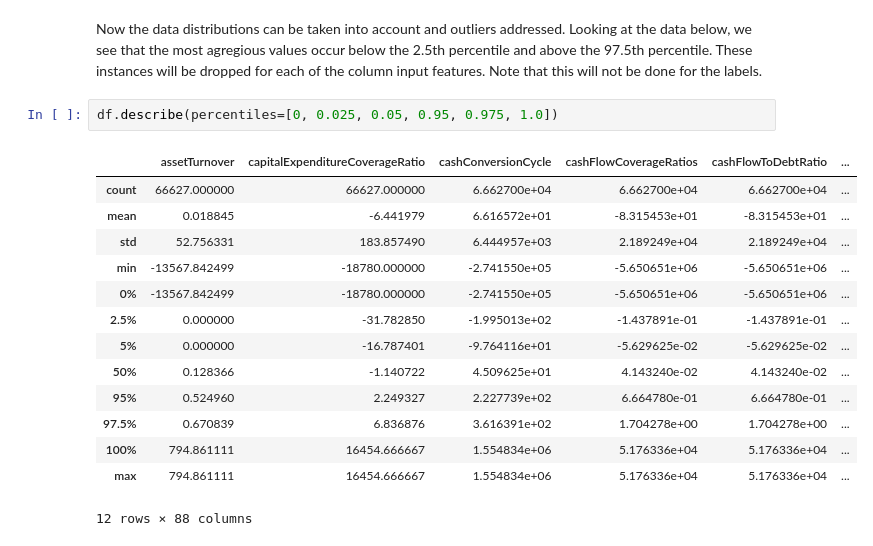
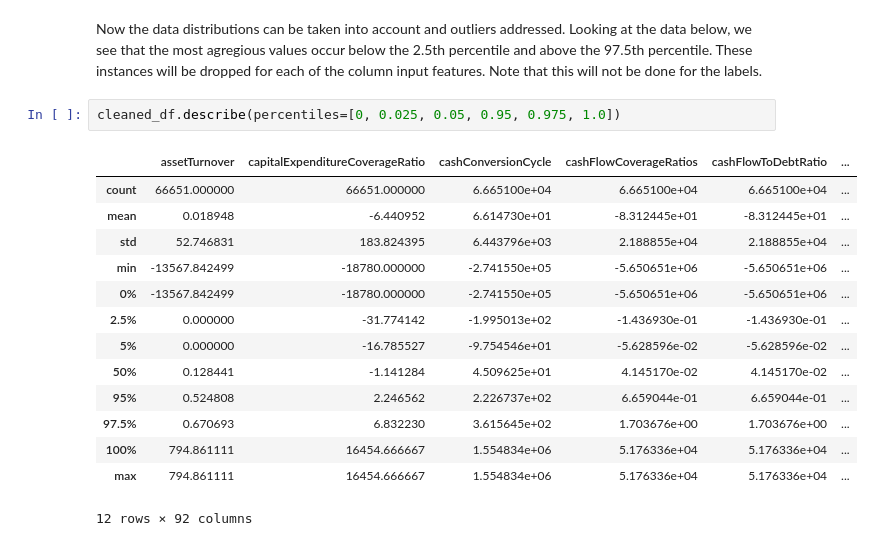
Before and after one commit to oldhiltonian/nyse-ml, a Jupyter notebook: nyse_ml/1_initial.ipynb, the cells around one changed output. Saved outputs shown, nothing was run; the diff lists cells and outputs as text.

```diff
--- a/nyse_ml/1_initial.ipynb
+++ b/nyse_ml/1_initial.ipynb
@@ -336,19 +336,19 @@ cleaned_df.to_parquet('NYSE_dataset_cleaned_with_outliers.parquet')
 # %% [markdown]
 Now the data distributions can be taken into account and outliers addressed. Looking at the data below, we see that the most agregious values occur below the 2.5th percentile and above the 97.5th percentile. These instances will be dropped for each of the column input features. Note that this will not be done for the labels.
 # %%
-df.describe(percentiles=[0, 0.025, 0.05, 0.95, 0.975, 1.0])
+cleaned_df.describe(percentiles=[0, 0.025, 0.05, 0.95, 0.975, 1.0])
 # %% [output]
 |  | assetTurnover | capitalExpenditureCoverageRatio | cashConversionCycle | cashFlowCoverageRatios | cashFlowToDebtRatio | ... |
-| count | 66627.000000 | 66627.000000 | 6.662700e+04 | 6.662700e+04 | 6.662700e+04 | ... |
-| mean | 0.018845 | -6.441979 | 6.616572e+01 | -8.315453e+01 | -8.315453e+01 | ... |
-| std | 52.756331 | 183.857490 | 6.444957e+03 | 2.189249e+04 | 2.189249e+04 | ... |
+| count | 66651.000000 | 66651.000000 | 6.665100e+04 | 6.665100e+04 | 6.665100e+04 | ... |
+| mean | 0.018948 | -6.440952 | 6.614730e+01 | -8.312445e+01 | -8.312445e+01 | ... |
+| std | 52.746831 | 183.824395 | 6.443796e+03 | 2.188855e+04 | 2.188855e+04 | ... |
 | min | -13567.842499 | -18780.000000 | -2.741550e+05 | -5.650651e+06 | -5.650651e+06 | ... |
 | 0% | -13567.842499 | -18780.000000 | -2.741550e+05 | -5.650651e+06 | -5.650651e+06 | ... |
-| 2.5% | 0.000000 | -31.782850 | -1.995013e+02 | -1.437891e-01 | -1.437891e-01 | ... |
-| 5% | 0.000000 | -16.787401 | -9.764116e+01 | -5.629625e-02 | -5.629625e-02 | ... |
-| 50% | 0.128366 | -1.140722 | 4.509625e+01 | 4.143240e-02 | 4.143240e-02 | ... |
-| 95% | 0.524960 | 2.249327 | 2.227739e+02 | 6.664780e-01 | 6.664780e-01 | ... |
-| 97.5% | 0.670839 | 6.836876 | 3.616391e+02 | 1.704278e+00 | 1.704278e+00 | ... |
+| 2.5% | 0.000000 | -31.774142 | -1.995013e+02 | -1.436930e-01 | -1.436930e-01 | ... |
+| 5% | 0.000000 | -16.785527 | -9.754546e+01 | -5.628596e-02 | -5.628596e-02 | ... |
+| 50% | 0.128441 | -1.141284 | 4.509625e+01 | 4.145170e-02 | 4.145170e-02 | ... |
+| 95% | 0.524808 | 2.246562 | 2.226737e+02 | 6.659044e-01 | 6.659044e-01 | ... |
+| 97.5% | 0.670693 | 6.832230 | 3.615645e+02 | 1.703676e+00 | 1.703676e+00 | ... |
 | 100% | 794.861111 | 16454.666667 | 1.554834e+06 | 5.176336e+04 | 5.176336e+04 | ... |
 | max | 794.861111 | 16454.666667 | 1.554834e+06 | 5.176336e+04 | 5.176336e+04 | ... |
-12 rows × 88 columns
+12 rows × 92 columns
```
Also changed, not shown: parts of 9 cells of this notebook, 1 other file.
